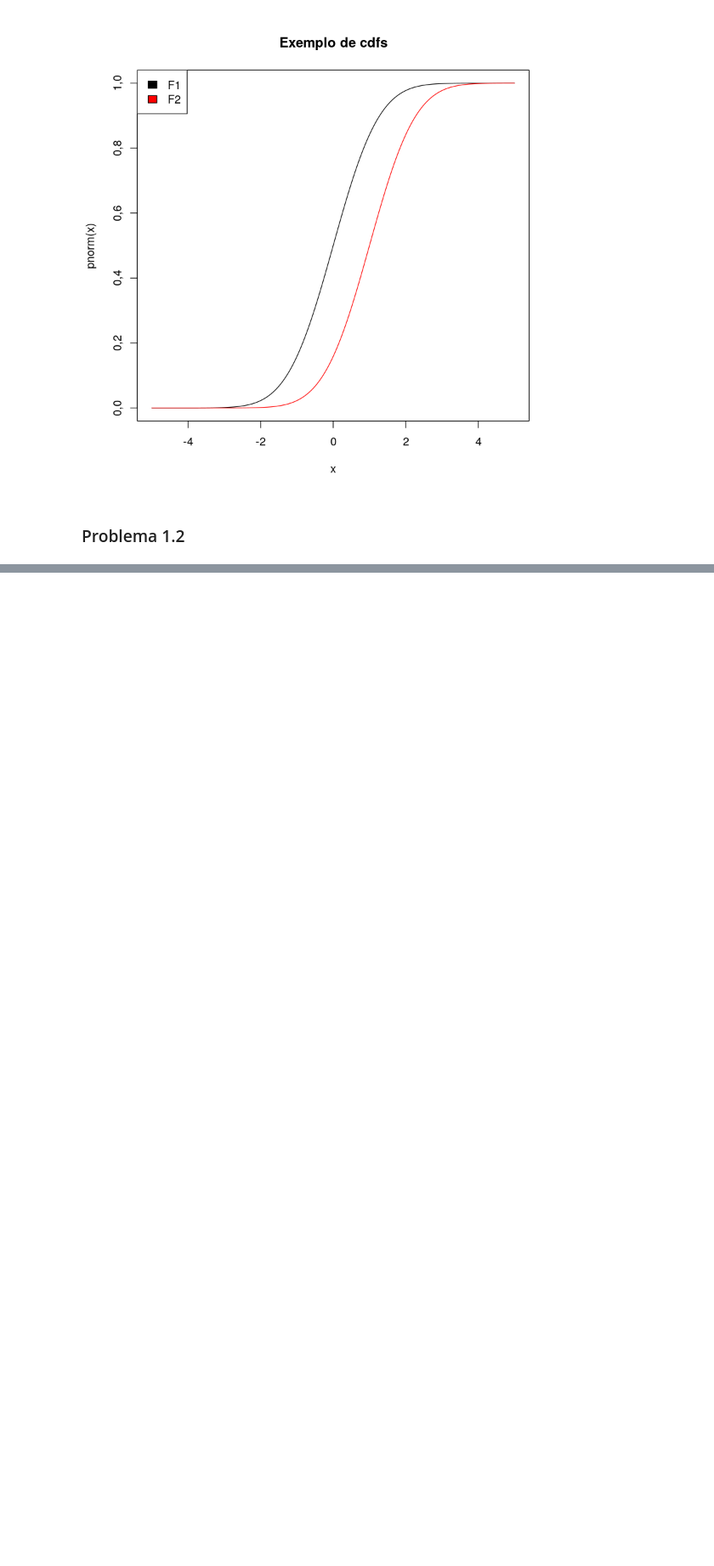
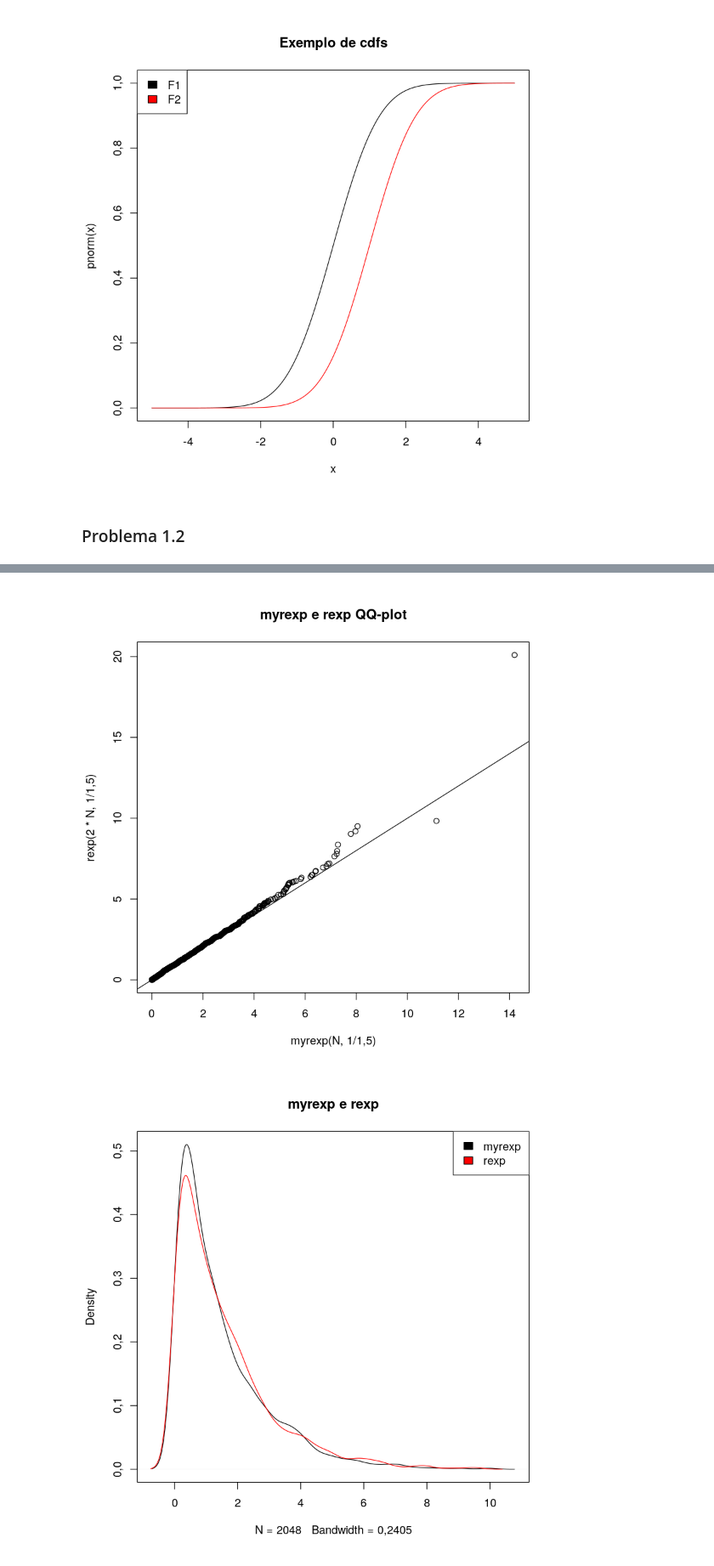
Before and after one commit to lucasresck/Quantitative-Finance, a Jupyter notebook: list_1.ipynb, the cells around one changed output, grey strips where cells are left out. Shown at 85% size. Saved outputs shown, nothing was run; the diff lists cells and outputs as text; code cells hidden in the pictures; blank space fills up the shorter version.

```diff
--- a/list_1.ipynb
+++ b/list_1.ipynb
@@ -58,0 +98,18 @@ legend("topright", c("Exponencial", "Kernel density estimate"), fill=c(1, 2))
+# %%
+# 1
+myrexp = function(N, LAMBDA) {
+    Y = runif(N)
+    X = - 1/LAMBDA * log(1 - Y)
+    return(X)
+}
+# %%
+# 2
+N = 1024
+qqplot(myrexp(N, 1/1.5), rexp(2*N, 1/1.5), main="myrexp e rexp QQ-plot")
+lines(seq(-1, 15), seq(-1, 15))
+plot(density(myrexp(2*N, 1/1.5)), col=1, main="myrexp e rexp")
+lines(density(rexp(2*N, 1/1.5)), col=2)#, add=T)
+legend("topright", c("myrexp", "rexp"), fill=c(1, 2))
+# %% [output]
+[figure, added]
+[figure, added]
```
Also changed, not shown: parts of 13 cells of this notebook.
